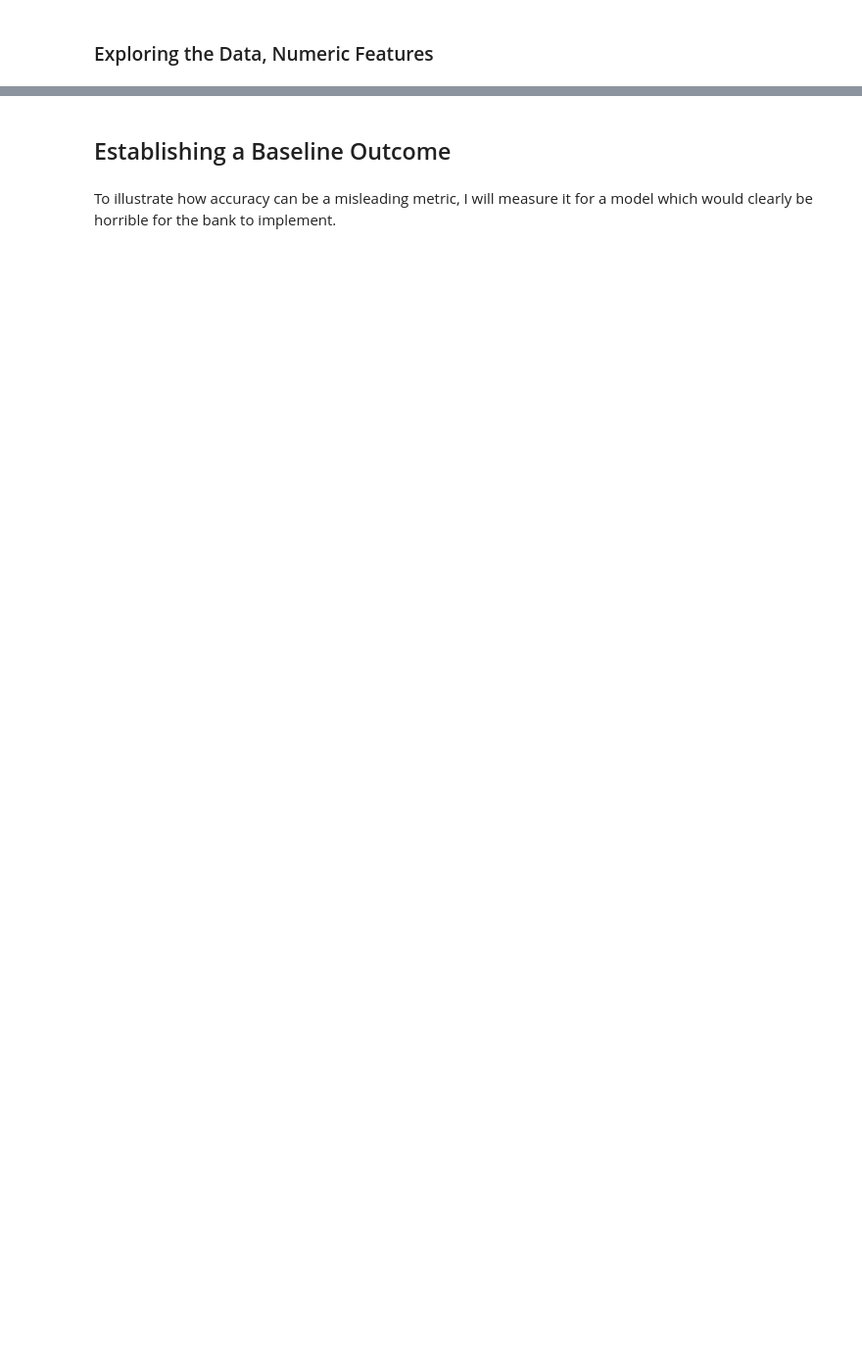
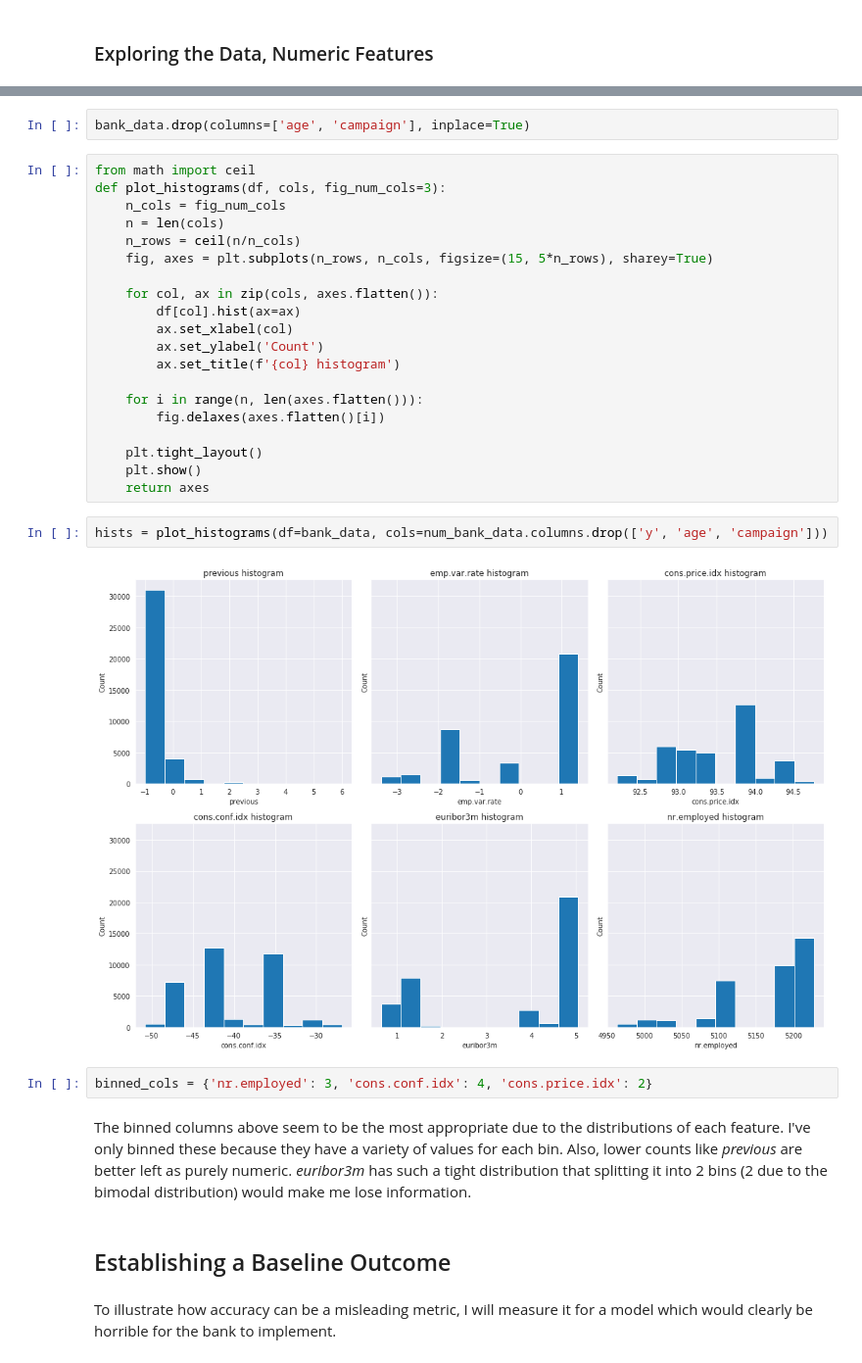
Before and after one commit to kcoffland/bank-predictions, a Jupyter notebook: 02_Discover.ipynb, the cells around one changed output, grey strips where cells are left out. Shown: that part at 98% size. Cells and saved outputs as stored; diff of their text form; blank space fills up the shorter version.

```diff
--- a/02_Discover.ipynb
+++ b/02_Discover.ipynb
@@ -196,3 +320,33 @@ Adding in the 2nd degree interactions creates a lot more features that correlate
+# %%
+bank_data.drop(columns=['age', 'campaign'], inplace=True)
+# %%
+from math import ceil
+def plot_histograms(df, cols, fig_num_cols=3):
+    n_cols = fig_num_cols
+    n = len(cols)
+    n_rows = ceil(n/n_cols)
+    fig, axes = plt.subplots(n_rows, n_cols, figsize=(15, 5*n_rows), sharey=True)
+
+    for col, ax in zip(cols, axes.flatten()):
+        df[col].hist(ax=ax)
+        ax.set_xlabel(col)
+        ax.set_ylabel('Count')
+        ax.set_title(f'{col} histogram')
+
+    for i in range(n, len(axes.flatten())):
+        fig.delaxes(axes.flatten()[i])
+
+    plt.tight_layout()
+    plt.show()
+    return axes
+# %%
+hists = plot_histograms(df=bank_data, cols=num_bank_data.columns.drop(['y', 'age', 'campaign']))
+# %% [output]
+[figure, added]
+# %%
+binned_cols = {'nr.employed': 3, 'cons.conf.idx': 4, 'cons.price.idx': 2}
+# %% [markdown]
+The binned columns above seem to be the most appropriate due to the distributions of each feature. I've only binned these because they have a variety of values for each bin. Also, lower counts like *previous* are better left as purely numeric. *euribor3m* has such a tight distribution that splitting it into 2 bins (2 due to the bimodal distribution) would make me lose information.
 # %% [markdown]
 ## Establishing a Baseline Outcome
 # %% [markdown]
```
Also changed, not shown: parts of 54 cells of this notebook.
